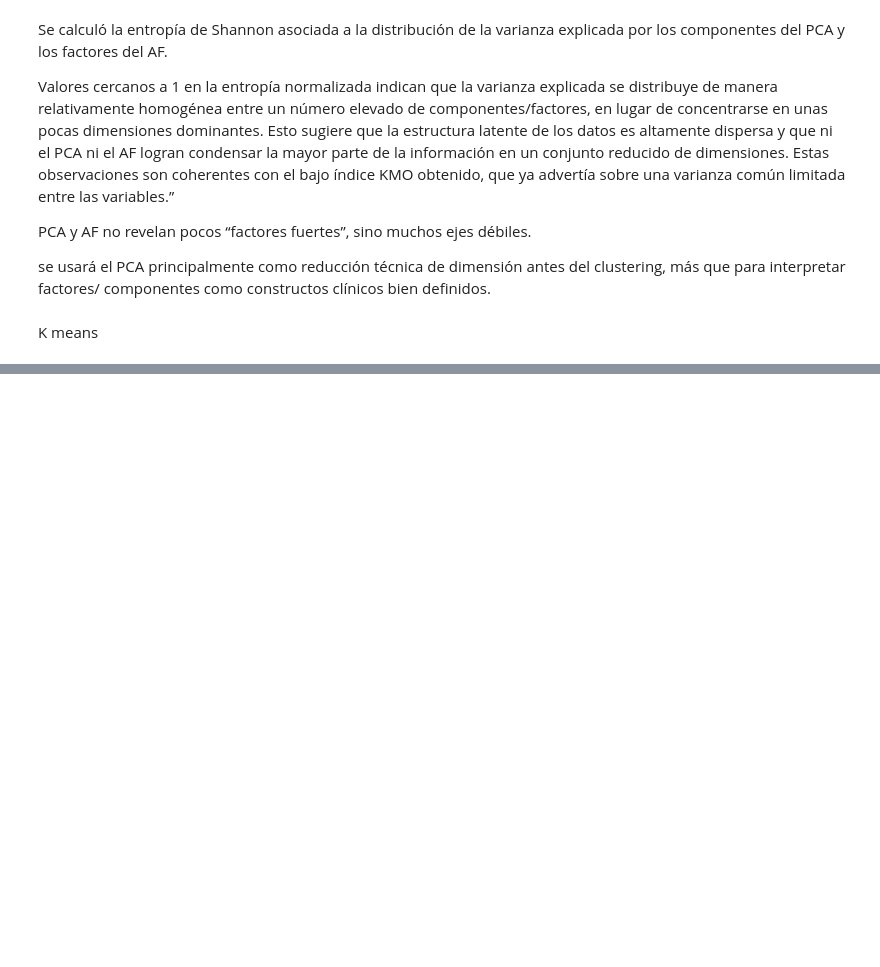
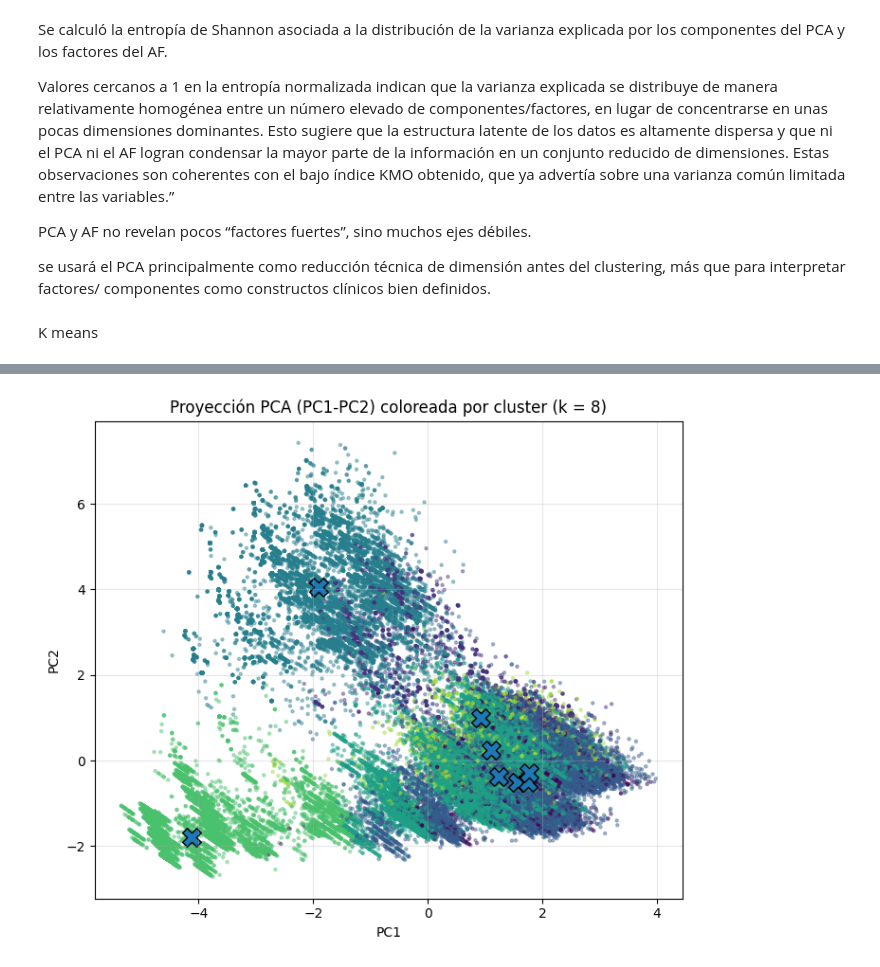
Before and after one commit to kerenslendyrc/Estadistica, a Jupyter notebook: Edpractica1.ipynb, the cells around one changed output, grey strips where cells are left out. Saved outputs shown, nothing was run; the diff lists cells and outputs as text; code cells hidden in the pictures; blank space fills up the shorter version.

```diff
--- a/Edpractica1.ipynb
+++ b/Edpractica1.ipynb
@@ -1057,0 +1520,24 @@ K means
+# %%
+import numpy as np
+import matplotlib.pyplot as plt
+
+# Tomamos solo las dos primeras componentes
+pc1 = X_pca_full[:, 0]
+pc2 = X_pca_full[:, 1]
+
+plt.figure(figsize=(7,6))
+scatter = plt.scatter(pc1, pc2, c=labels_k8, s=5, alpha=0.4)
+
+# Proyectar los centroides al mismo espacio (ya están en PCA)
+centroids = kmeans8.cluster_centers_
+plt.scatter(centroids[:, 0], centroids[:, 1],
+            marker="X", s=200, edgecolor="k")
+
+plt.xlabel("PC1")
+plt.ylabel("PC2")
+plt.title("Proyección PCA (PC1-PC2) coloreada por cluster (k = 8)")
+plt.grid(alpha=0.3)
+plt.tight_layout()
+plt.show()
+# %% [output]
+[figure, added]
```
Also changed, not shown: parts of 79 cells of this notebook.
